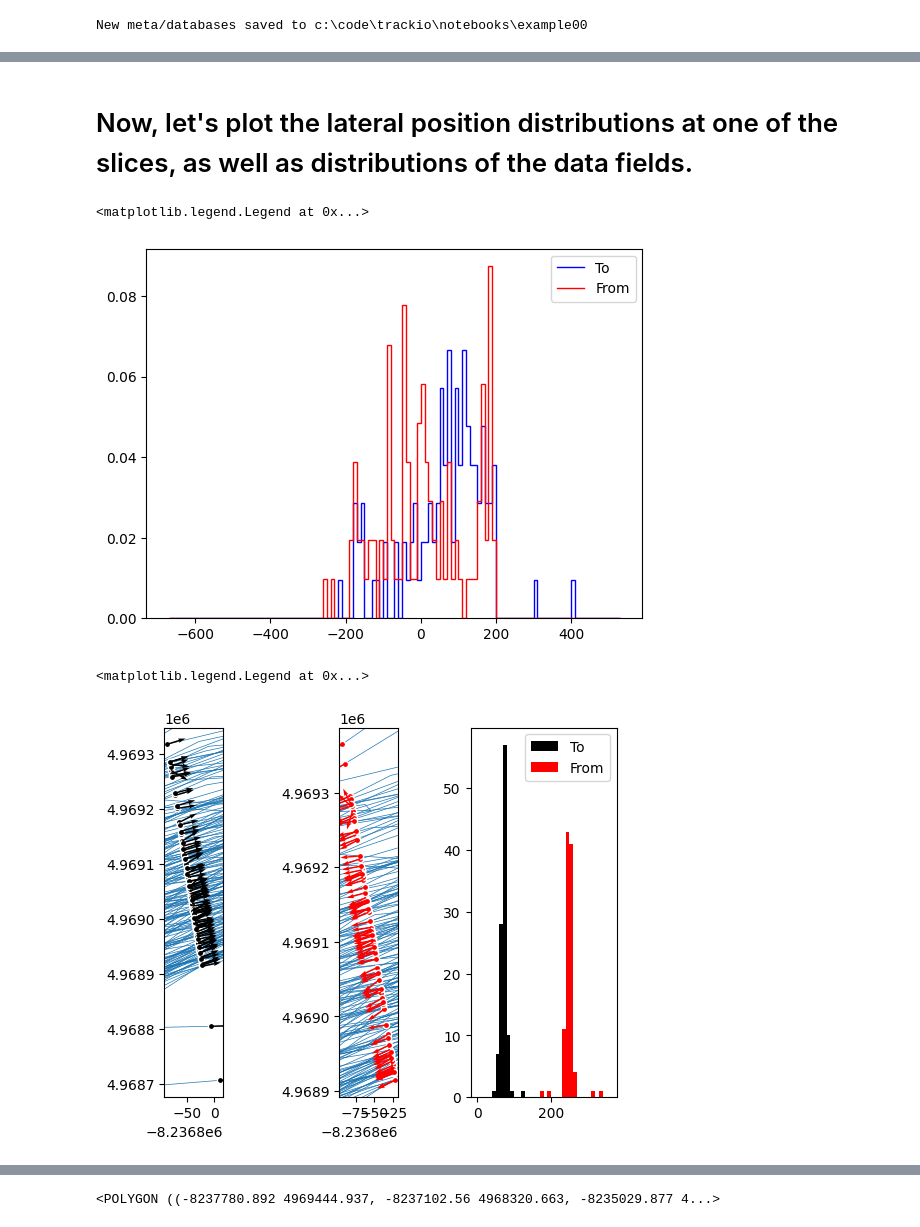
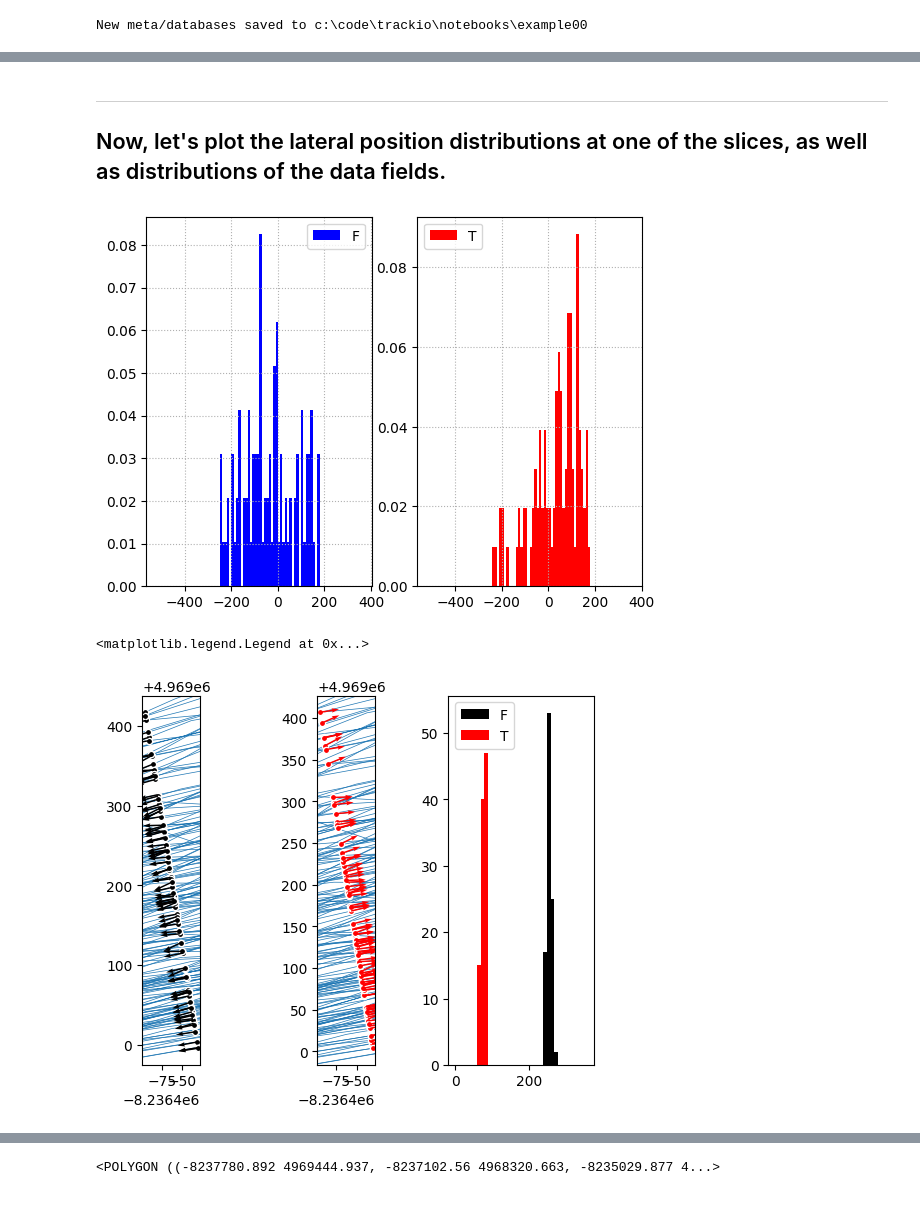
Before and after one commit to derekeden/trackio, a Jupyter notebook: notebooks/11 - Analysis.ipynb, the cells around one changed output, grey strips where cells are left out. Cells and saved outputs as stored; diff of their text form; code cells hidden in the pictures.

```diff
--- a/notebooks/11 - Analysis.ipynb
+++ b/notebooks/11 - Analysis.ipynb
@@ -15,6 +20,6 @@ ds = tio.read(data_path='example00')
 # %%
 #get original track
-track_id = ds.tracks.index[51]
+track_id = ds.tracks.index[50]
 
 #get raster
 ras = rio.open('files/sampler.tif')
@@ -319,17 +449,20 @@ pd.DataFrame({'x':x, 'y':y, 'c':coursing}).to_csv('test1.csv')
 # %% [markdown]
-# Now, let's plot the lateral position distributions at one of the slices, as well as distributions of the data fields.
+___
+## Now, let's plot the lateral position distributions at one of the slices, as well as distributions of the data fields.
 # %%
 #get the slice
-slice0 = lateral.iloc[0] #one way
-slice1 = lateral.iloc[1] #the other way
+slice0 = lateral.iloc[2] #one way
+slice1 = lateral.iloc[3] #the other way
 
 #plot binned lateral positions
-plt.stairs(slice0['Frequency'], slice0['Bins'], color='b', label='To')
-plt.stairs(slice1['Frequency'], slice1['Bins'], color='r', label='From')
-plt.legend()
+fig, ax = plt.subplots(1,2)
+ax[0].stairs(slice0['Frequency'], slice0['Bins'], color='b', label=slice0.name[1], fill=True)
+ax[1].stairs(slice1['Frequency'], slice1['Bins'], color='r', label=slice1.name[1], fill=True)
+for a in ax:
+    a.grid(linestyle=':')
+    a.legend()
 # %% [output]
-<matplotlib.legend.Legend at 0x...>
-[figure, old version]
+[figure, new version]
 # %%
 #plot the slice with vectors on the left
 fig, ax = plt.subplots(1, 3)
@@ -337,34 +470,34 @@ ax[0].scatter(slice0['TrackX'], slice0['TrackY'], c='k', edgecolor='w', s=20)
 ax[0].quiver(slice0['TrackX'],
              slice0['TrackY'],
              np.sin(np.radians(slice0['Coursing'])),
              np.cos(np.radians(slice0['Coursing'])),
              color='k',
              scale=3,
              width=0.025)
 ax[1].scatter(slice1['TrackX'], slice1['TrackY'], c='r', edgecolor='w', s=20)
 ax[1].quiver(slice1['TrackX'],
              slice1['TrackY'],
              np.sin(np.radians(slice1['Coursing'])),
              np.cos(np.radians(slice1['Coursing'])),
              color='r',
              scale=3,
              width=0.025)
 
 #fix the xlim, ylim
 ax[0].set_xlim(ax[0].get_xlim())
 ax[0].set_ylim(ax[0].get_ylim())
 ax[1].set_xlim(ax[1].get_xlim())
 ax[1].set_ylim(ax[1].get_ylim())
 
 # #plot the tracks
 gdf.plot(ax=ax[0], linewidth=0.5, zorder=-1)
 gdf.plot(ax=ax[1], linewidth=0.5, zorder=-1)
 
 #plot coursing at slice
-plt.hist(slice0['Coursing'], bins=range(0,370,10), label='To', color='k')
-plt.hist(slice1['Coursing'], bins=range(0,370,10), label='From', color='r')
+plt.hist(slice0['Coursing'], bins=range(0,370,10), label=slice0.name[1], color='k')
+plt.hist(slice1['Coursing'], bins=range(0,370,10), label=slice1.name[1], color='r')
 plt.legend()
 # %% [output]
 <matplotlib.legend.Legend at 0x...>
-[figure, old version]
+[figure, new version]
 # %% [markdown]
```
Also changed, not shown: parts of 48 cells of this notebook, 12 other files.
